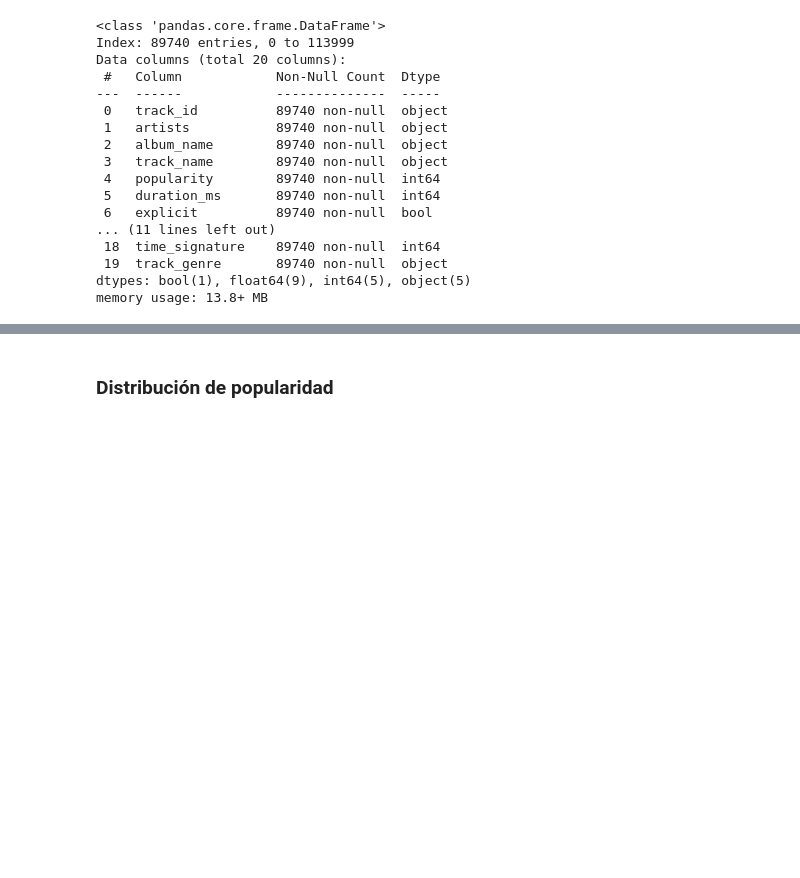
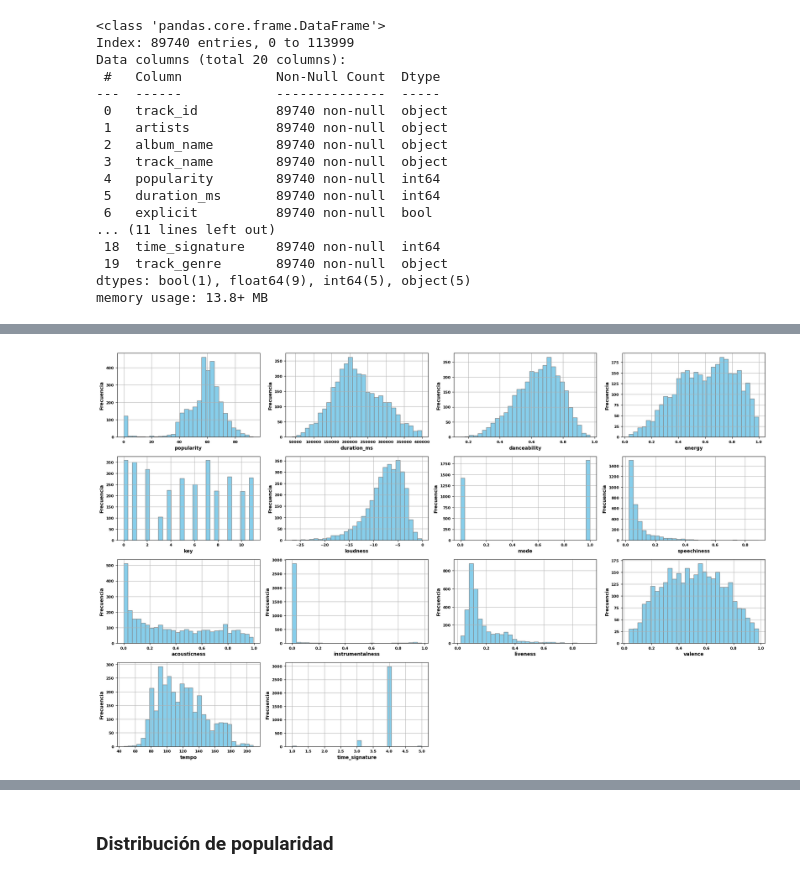
Before and after one commit to malonejv/data-science-1-challenges, a Jupyter notebook: Challenge/notebooks/[vscode] Visualizacion+Lopez+Malone - Spotify.ipynb, the cells around one changed output, grey strips where cells are left out. Saved outputs shown, nothing was run; the diff lists cells and outputs as text; code cells hidden in the pictures; blank space fills up the shorter version.

```diff
--- a/Challenge/notebooks/[vscode] Visualizacion+Lopez+Malone - Spotify.ipynb
+++ b/Challenge/notebooks/[vscode] Visualizacion+Lopez+Malone - Spotify.ipynb
@@ -279,0 +416,18 @@ df['grouping_genre'] = df['grouping_name'].map(genre_mapping_group)
+# %%
+plt.figure(figsize=(20, 15))
+cols = len(numerical_cols.columns)
+num_cols = 4
+num_rows = round(cols/num_cols)+1
+for i, col in enumerate(numerical_cols.columns):
+    plt.subplot(num_rows, num_cols, i+1)
+    plt.hist(numerical_cols[col], bins=30, color='skyblue', edgecolor='gray')
+    plt.xlabel(col)
+    plt.ylabel('Frecuencia')
+    plt.xticks(fontsize=8)
+    plt.yticks(fontsize=8)
+    plt.grid(True)
+
+plt.tight_layout()
+plt.show()
+# %% [output]
+[figure, added]
```
Also changed, not shown: parts of 78 cells of this notebook, 3 other files.
